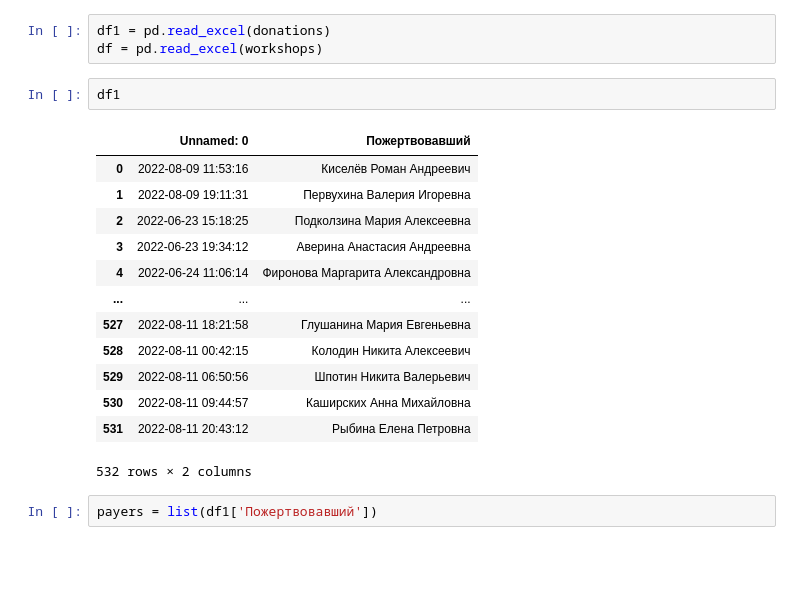
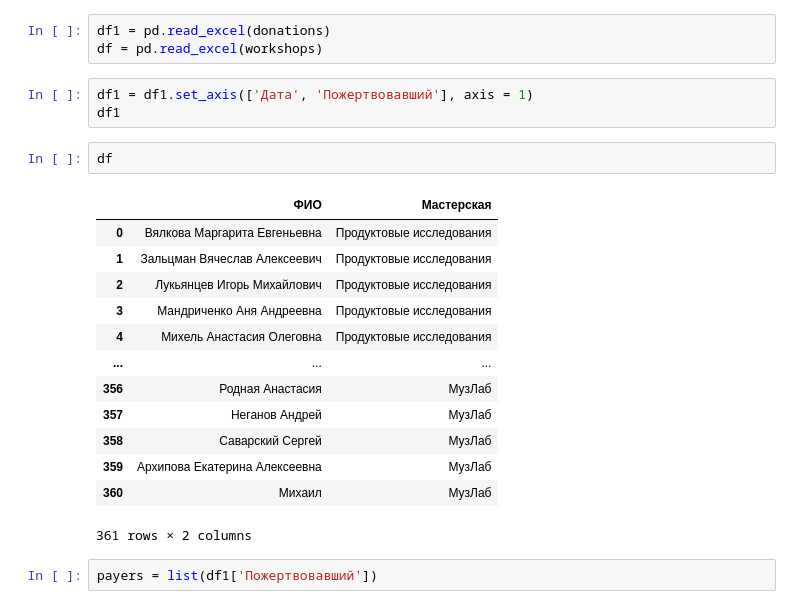
Before and after one commit to arstotrix/lsh-digital-collector, a Jupyter notebook: digital_repo.ipynb, the cells around one changed output. Saved outputs shown, nothing was run; the diff lists cells and outputs as text; blank space fills up the shorter version.

```diff
--- a/digital_repo.ipynb
+++ b/digital_repo.ipynb
@@ -36,22 +34,25 @@ workshops = # вставьте сюда полный путь к файлу, к
 # %%
 df1 = pd.read_excel(donations)
 df = pd.read_excel(workshops)
-# %%
-df1
-# %% [output]
-|  | Unnamed: 0 | Пожертвовавший |
-| 0 | 2022-08-09 11:53:16 | Киселёв Роман Андреевич |
-| 1 | 2022-08-09 19:11:31 | Первухина Валерия Игоревна |
-| 2 | 2022-06-23 15:18:25 | Подколзина Мария Алексеевна |
-| 3 | 2022-06-23 19:34:12 | Аверина Анастасия Андреевна |
-| 4 | 2022-06-24 11:06:14 | Фиронова Маргарита Александровна |
-| ... | ... | ... |
-| 527 | 2022-08-11 18:21:58 | Глушанина Мария Евгеньевна |
-| 528 | 2022-08-11 00:42:15 | Колодин Никита Алексеевич |
-| 529 | 2022-08-11 06:50:56 | Шпотин Никита Валерьевич |
-| 530 | 2022-08-11 09:44:57 | Каширских Анна Михайловна |
-| 531 | 2022-08-11 20:43:12 | Рыбина Елена Петровна |
-532 rows × 2 columns
+# %%
+df1 = df1.set_axis(['Дата', 'Пожертвовавший'], axis = 1)
+df1
+# %%
+df
+# %% [output]
+|  | ФИО | Мастерская |
+| 0 | Вялкова Маргарита Евгеньевна | Продуктовые исследования |
+| 1 | Зальцман Вячеслав Алексеевич | Продуктовые исследования |
+| 2 | Лукьянцев Игорь Михайлович | Продуктовые исследования |
+| 3 | Мандриченко Аня Андреевна | Продуктовые исследования |
+| 4 | Михель Анастасия Олеговна | Продуктовые исследования |
+| ... | ... | ... |
+| 356 | Родная Анастасия | МузЛаб |
+| 357 | Неганов Андрей | МузЛаб |
+| 358 | Саварский Сергей | МузЛаб |
+| 359 | Архипова Екатерина Алексеевна | МузЛаб |
+| 360 | Михаил | МузЛаб |
+361 rows × 2 columns
 # %%
 payers = list(df1['Пожертвовавший'])
 # %%
```
Also changed, not shown: parts of 1 cell of this notebook.
